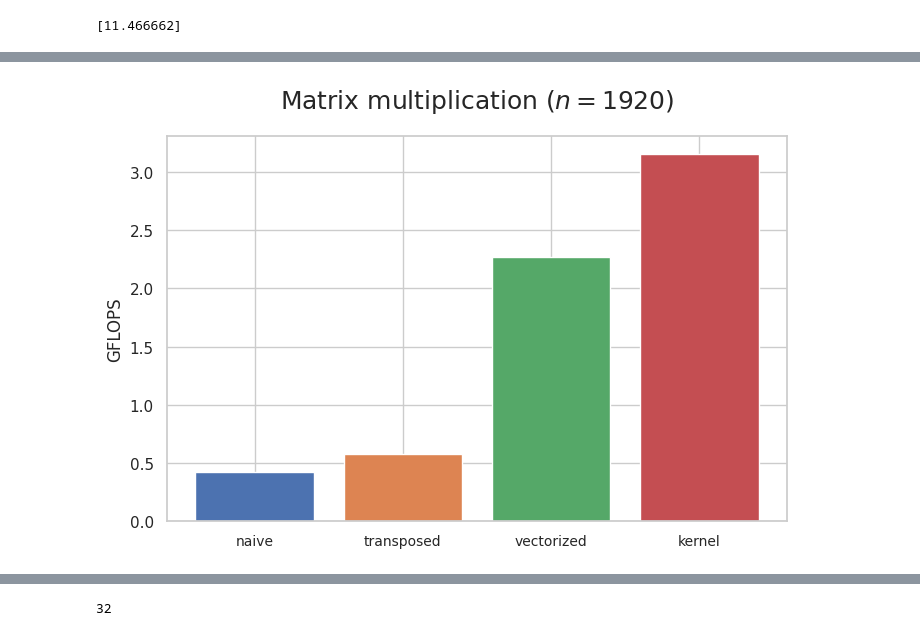
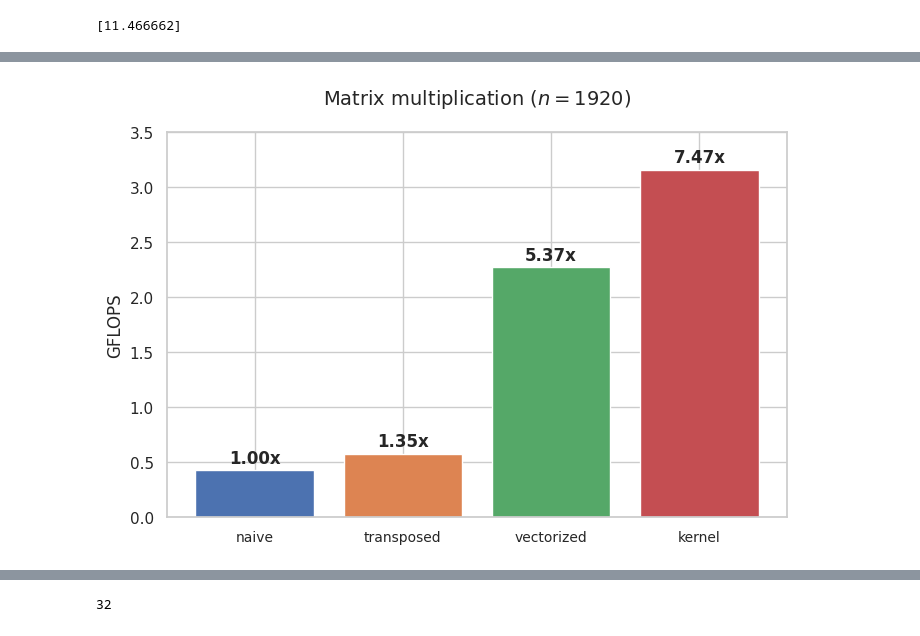
Before and after one commit to sslotin/amh-code, a Jupyter notebook: matmul/plot.ipynb, the cells around one changed output, grey strips where cells are left out. Cells and saved outputs as stored; diff of their text form; code cells hidden in the pictures.

Commit message:
enchance matmul plots

```diff
--- a/matmul/plot.ipynb
+++ b/matmul/plot.ipynb
@@ -166,12 +166,20 @@ plot([
 # %%
 def barplot(bars, path=None):
-    plt.title("Matrix multiplication ($n=1920$)", fontsize=18, pad=20)
+    plt.title("Matrix multiplication ($n=1920$)", fontsize=14, pad=20)
     plt.ylabel("GFLOPS")
 
     plt.tick_params(axis='x', labelsize=10)
 
-    for name, desc in bars:
-        plt.bar(desc, gflops(results[name])[-1])
+    baseline = gflops(results['hugepages'])[-1]
+
+    for i, (name, desc) in enumerate(bars):
+        x = gflops(results[name])[-1]
+        bar = plt.bar(desc, x)
+        #bar.set_label('kek')
+        #r = bar.get_children()[0]
+        txt = plt.bar_label(bar, [f'{x/baseline:.2f}x'], padding=2.5)
+        txt[0].set_fontweight(600)
+        #plt.text(i - 0.1, x + 0.05, f'{x/baseline:.2f}x')
 
     fig = plt.gcf()
     fig.set_size_inches(8, 5)
@@ -179,3 +187,11 @@ def barplot(bars, path=None):
         fig.savefig(path)
 
     plt.show()
+
+plt.ylim(top=2.5)
+
+barplot([
+    ('hugepages', 'naive'),
+    ('transposed', 'transposed'),
+    ('autovec', 'vectorized'),
+])
@@ -212,12 +232,14 @@ plot([
 # %%
+plt.ylim(top=3.5)
+
 barplot([
     ('hugepages', 'naive'),
     ('transposed', 'transposed'),
     ('autovec', 'vectorized'),
     ('kernel', 'kernel'),
 ], 'mm-kernel-barplot.svg')
 # %% [output]
-[figure, old version]
+[figure, new version]
 # %%
 plot([
     ('hugepages', 'naive'),
```
Also changed, not shown: parts of 12 cells of this notebook.
